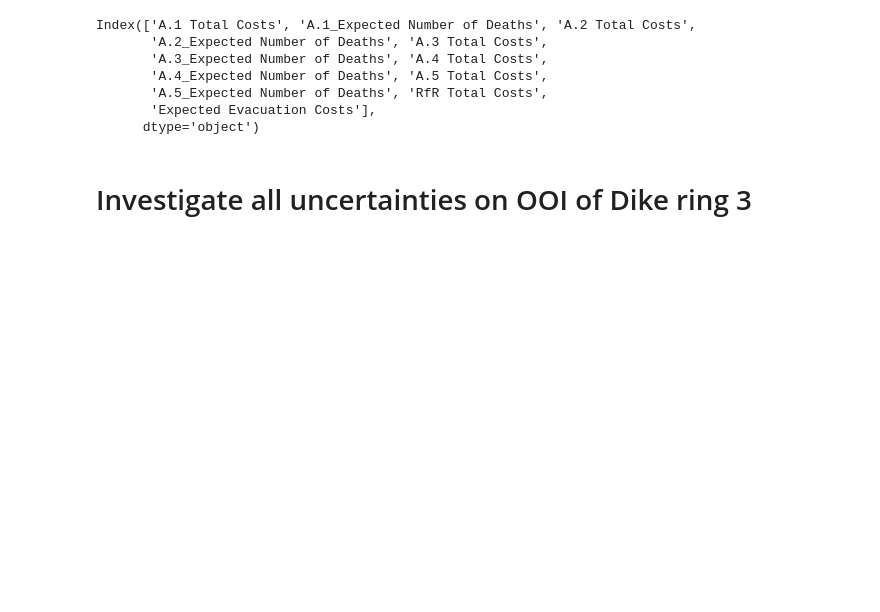
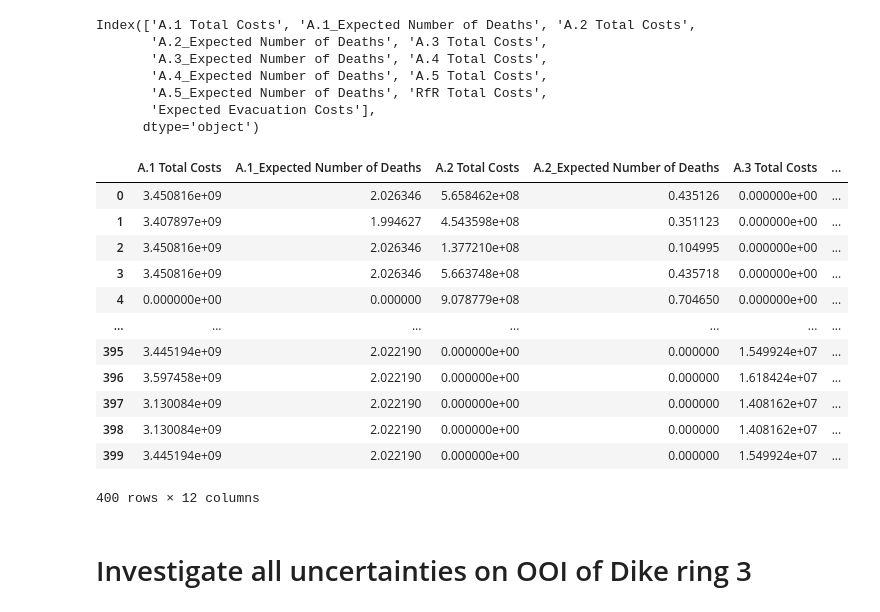
Before and after one commit to PancakeBun/epa141A_Labs_Group_Asians, a Jupyter notebook: final assignment/scenario_discovery.ipynb, the cells around one changed output. Drawn from its saved outputs; the diff is of its cells as text; code cells hidden in the pictures; blank space fills up the shorter version.

```diff
--- a/final assignment/scenario_discovery.ipynb
+++ b/final assignment/scenario_discovery.ipynb
@@ -118,6 +118,22 @@ Index(['A.1 Total Costs', 'A.1_Expected Number of Deaths', 'A.2 Total Costs',
        'A.5_Expected Number of Deaths', 'RfR Total Costs',
        'Expected Evacuation Costs'],
       dtype='object')
+# %%
+df_outcomes
+# %% [output]
+|  | A.1 Total Costs | A.1_Expected Number of Deaths | A.2 Total Costs | A.2_Expected Number of Deaths | A.3 Total Costs | ... |
+| 0 | 3.450816e+09 | 2.026346 | 5.658462e+08 | 0.435126 | 0.000000e+00 | ... |
+| 1 | 3.407897e+09 | 1.994627 | 4.543598e+08 | 0.351123 | 0.000000e+00 | ... |
+| 2 | 3.450816e+09 | 2.026346 | 1.377210e+08 | 0.104995 | 0.000000e+00 | ... |
+| 3 | 3.450816e+09 | 2.026346 | 5.663748e+08 | 0.435718 | 0.000000e+00 | ... |
+| 4 | 0.000000e+00 | 0.000000 | 9.078779e+08 | 0.704650 | 0.000000e+00 | ... |
+| ... | ... | ... | ... | ... | ... | ... |
+| 395 | 3.445194e+09 | 2.022190 | 0.000000e+00 | 0.000000 | 1.549924e+07 | ... |
+| 396 | 3.597458e+09 | 2.022190 | 0.000000e+00 | 0.000000 | 1.618424e+07 | ... |
+| 397 | 3.130084e+09 | 2.022190 | 0.000000e+00 | 0.000000 | 1.408162e+07 | ... |
+| 398 | 3.130084e+09 | 2.022190 | 0.000000e+00 | 0.000000 | 1.408162e+07 | ... |
+| 399 | 3.445194e+09 | 2.022190 | 0.000000e+00 | 0.000000 | 1.549924e+07 | ... |
+400 rows × 12 columns
 # %% [markdown]
 # Investigate all uncertainties on OOI of Dike ring 3
 # %%
```
Also changed, not shown: parts of 8 cells of this notebook, 3 other files.
